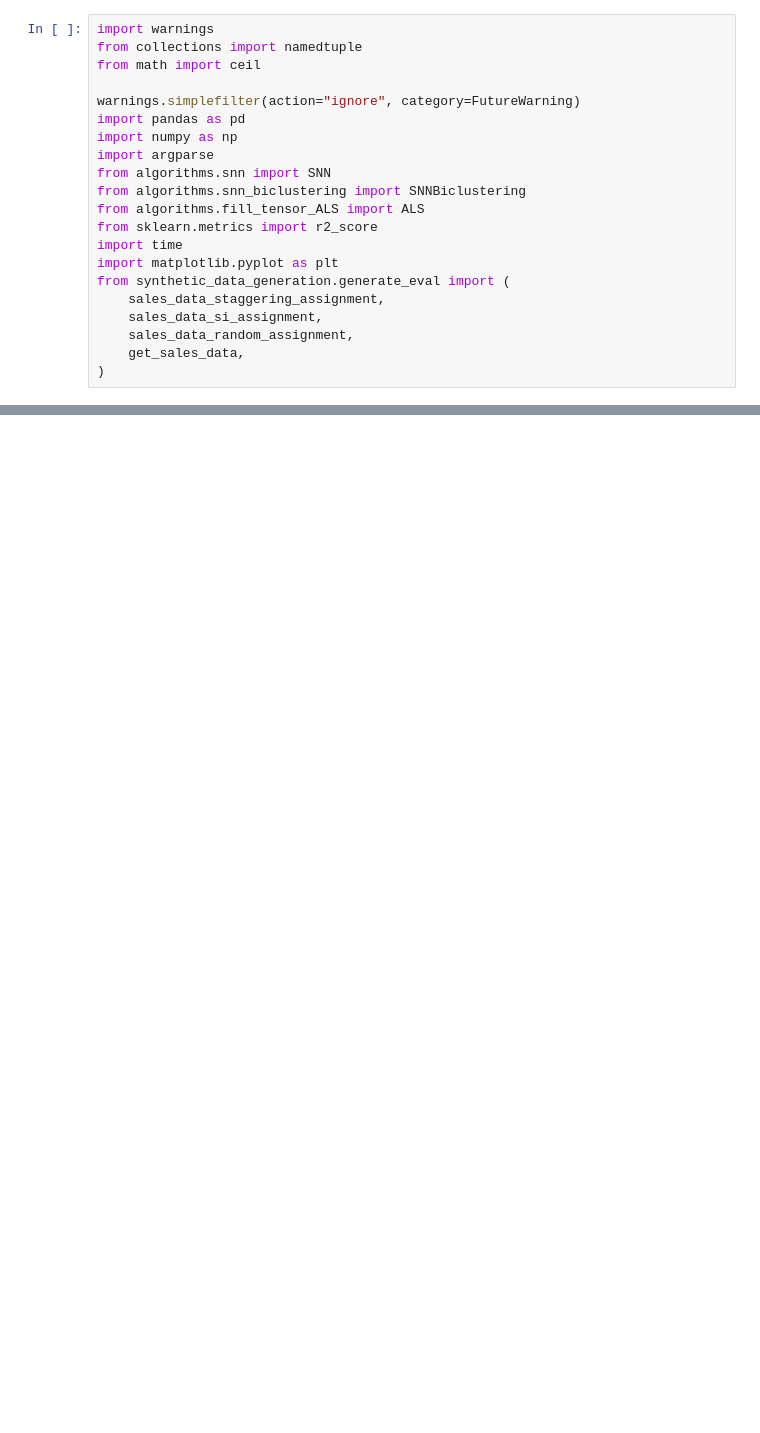
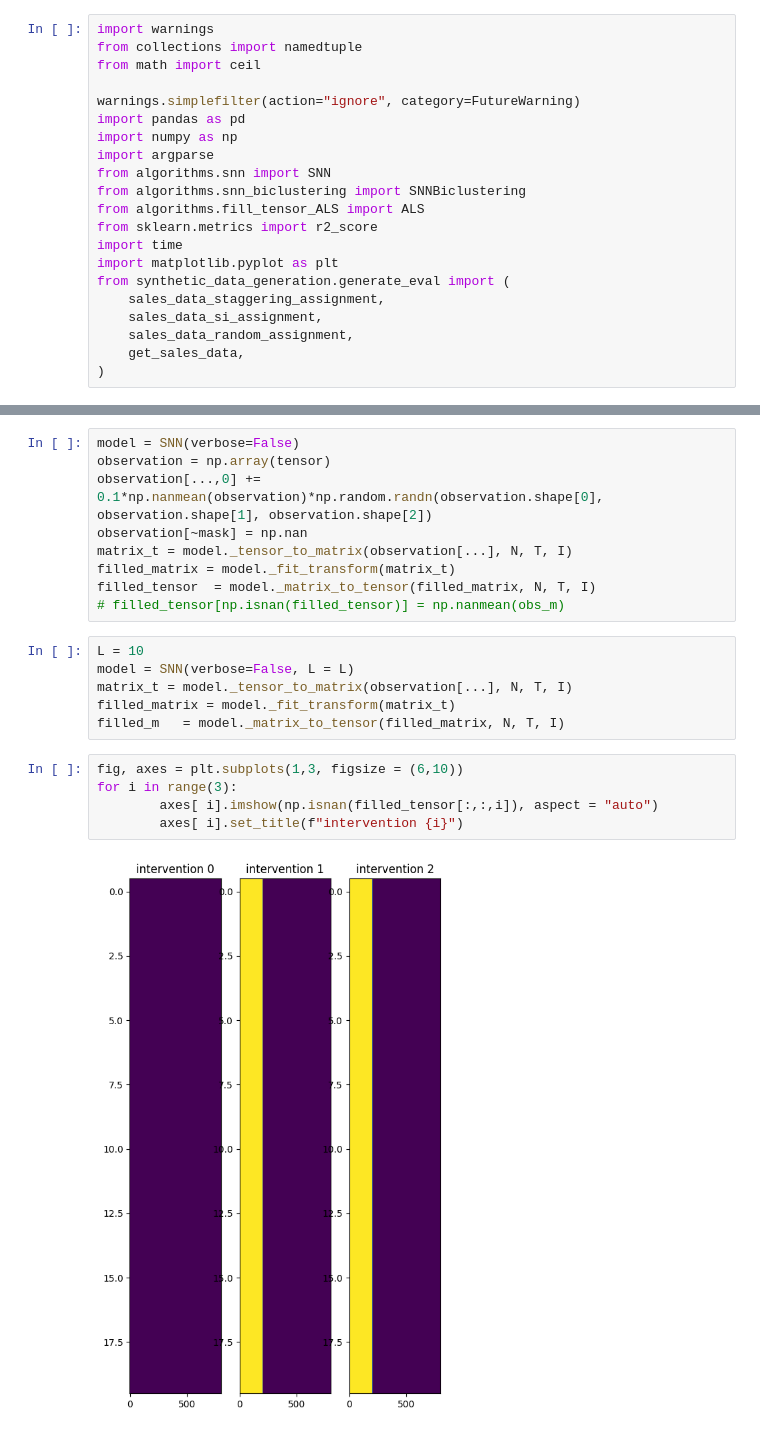
Before and after one commit to AbdullahO/What-If, a Jupyter notebook: time-flattening.ipynb, the cells around one changed output, grey strips where cells are left out. Cells and saved outputs as stored; diff of their text form; blank space fills up the shorter version.

```diff
--- a/time-flattening.ipynb
+++ b/time-flattening.ipynb
@@ -57,0 +112,22 @@ array([40.6196193 ,  8.41838642])
+# %%
+model = SNN(verbose=False)
+observation = np.array(tensor)
+observation[...,0] += 0.1*np.nanmean(observation)*np.random.randn(observation.shape[0], observation.shape[1], observation.shape[2])
+observation[~mask] = np.nan
+matrix_t = model._tensor_to_matrix(observation[...], N, T, I)
+filled_matrix = model._fit_transform(matrix_t)
+filled_tensor  = model._matrix_to_tensor(filled_matrix, N, T, I)
+# filled_tensor[np.isnan(filled_tensor)] = np.nanmean(obs_m)
+# %%
+L = 10
+model = SNN(verbose=False, L = L)
+matrix_t = model._tensor_to_matrix(observation[...], N, T, I)
+filled_matrix = model._fit_transform(matrix_t)
+filled_m   = model._matrix_to_tensor(filled_matrix, N, T, I)
+# %%
+fig, axes = plt.subplots(1,3, figsize = (6,10))
+for i in range(3):
+        axes[ i].imshow(np.isnan(filled_tensor[:,:,i]), aspect = "auto")
+        axes[ i].set_title(f"intervention {i}")
+# %% [output]
+[figure, added]
```
Also changed, not shown: parts of 10 cells of this notebook, 5 other files.
